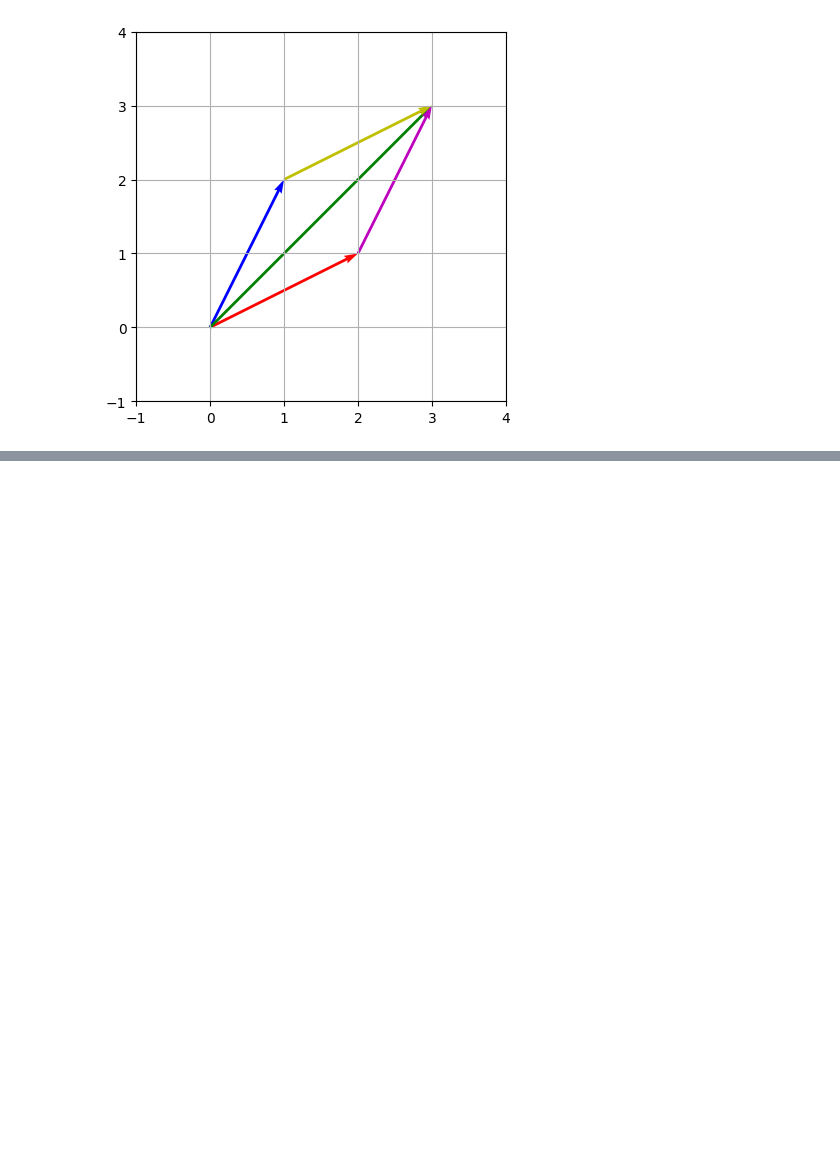
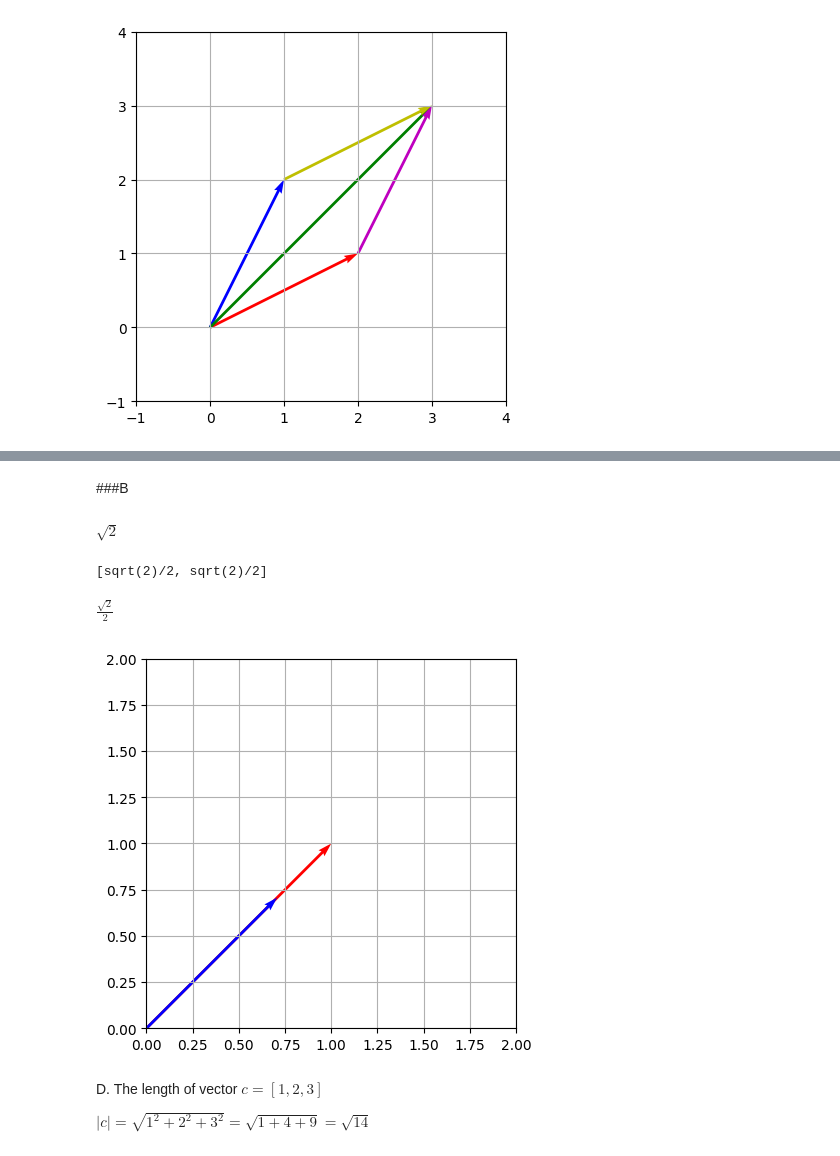
Before and after one commit to tugcecicekli/Math-2024-25-Winter, a Jupyter notebook: Vector.ipynb, the cells around one changed output, grey strips where cells are left out. Cells and saved outputs as stored; diff of their text form; code cells hidden in the pictures; blank space fills up the shorter version.

```diff
--- a/Vector.ipynb
+++ b/Vector.ipynb
@@ -32,0 +72,45 @@ plt.show()
+# %% [markdown]
+###B
+# %%
+import sympy as sp
+b_x,b_y=sp.symbols('b_x b_y')
+b_x=1
+b_y=1
+magnitude_b=sp.sqrt(b_x**2+b_y**2)
+magnitude_b
+# %% [output]
+$\displaystyle \sqrt{2}$
+# %%
+b=[1,1]
+b_0=(b[0]/magnitude_b)
+b_1=(b[1]/magnitude_b)
+c=[b_0,b_1]
+c # If you multiply the down part to the same number for taking out the square root you get the square root in the upper part
+# %% [output]
+[sqrt(2)/2, sqrt(2)/2]
+# %%
+1/sp.sqrt(2)
+# %% [output]
+$\displaystyle \frac{\sqrt{2}}{2}$
+# %%
+import matplotlib.pyplot as plt
+import sympy as sp
+import math
+plt.figure()
+plt.quiver(0,0,1,1,angles='xy',scale_units='xy',scale=1,color='r', label='Vector b=[1,1]')
+magnitude_b=math.sqrt(2)
+b_xy=1/magnitude_b
+plt.quiver(0,0, b_xy, b_xy, angles='xy', scale_units='xy',scale=1,color='b',label='Unit vector b-hat')
+
+plt.xlim(0,2)
+plt.ylim(0,2)
+plt.grid(True)
+plt.gca().set_aspect('equal')
+
+plt.show()
+# %% [output]
+[figure, added]
+# %% [markdown]
+D. The length of vector $c=[1,2,3]$
+
+$|c|=\sqrt{1^2+2^2+3^2}=\sqrt{1+4+9}=\sqrt{14}$
```
Also changed, not shown: parts of 14 cells of this notebook.
